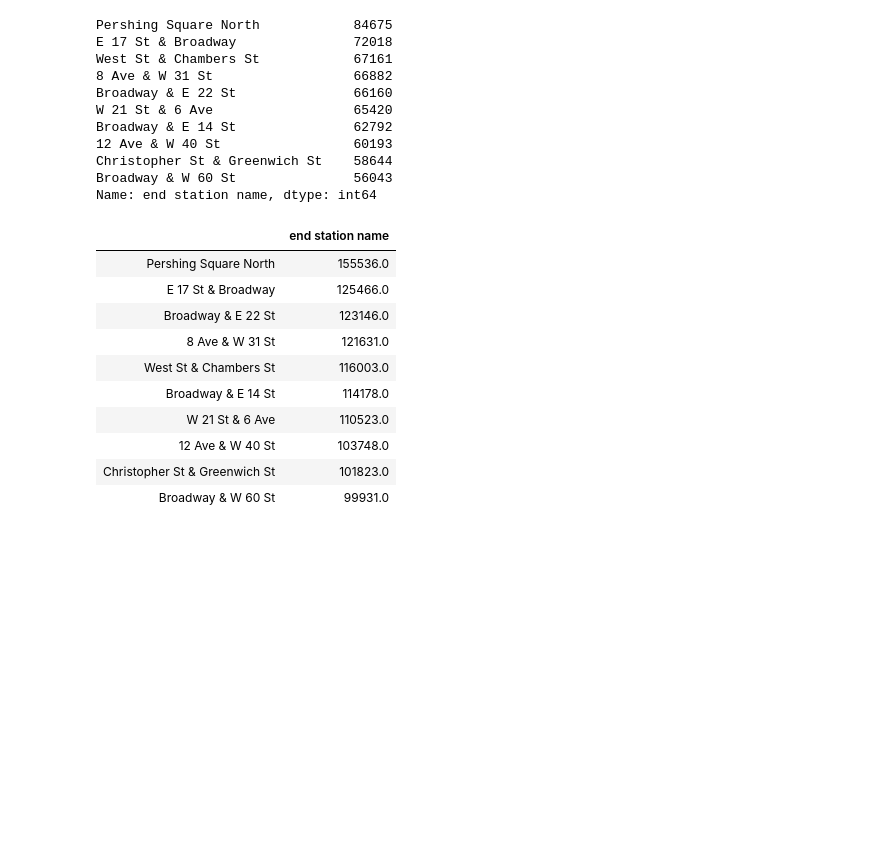
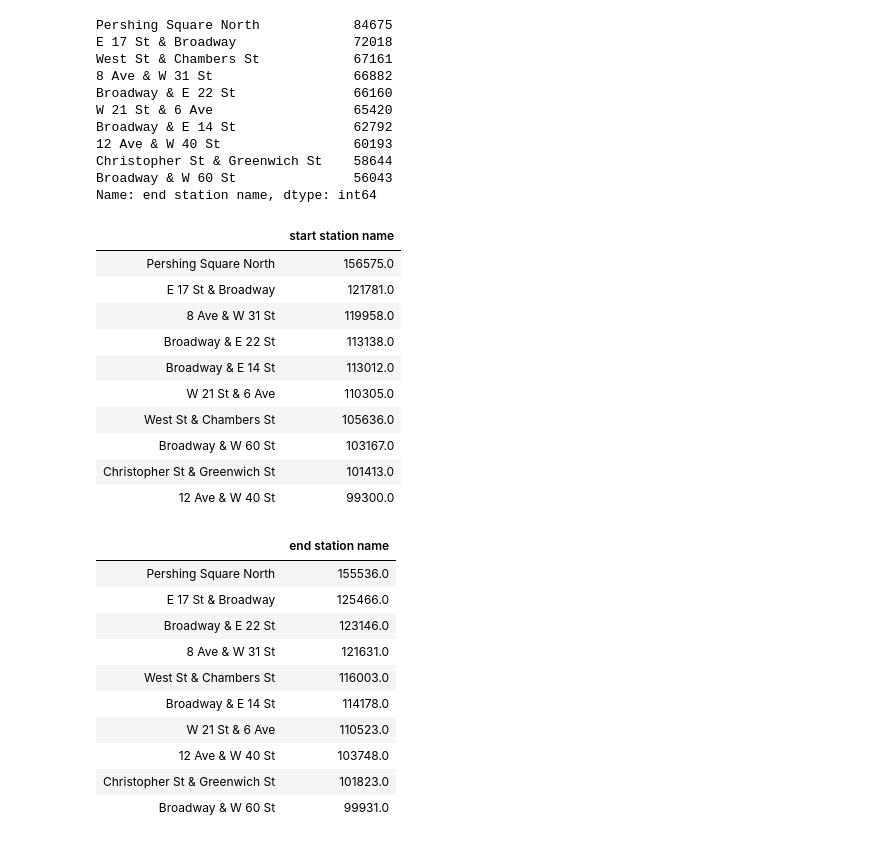
Before and after one commit to RU-Data-Science-GroupThree/NYC-CitiBike_Analysis, a Jupyter notebook: Alex V/CSV_CitiBike.ipynb, the cells around one changed output. Drawn from its saved outputs; the diff is of its cells as text; code cells hidden in the pictures; blank space fills up the shorter version.

```diff
--- a/Alex V/CSV_CitiBike.ipynb
+++ b/Alex V/CSV_CitiBike.ipynb
@@ -137,10 +137,23 @@ Name: end station name, dtype: int64
 # %%
 # Finding the most popular station where people start their trips from in 2019
 start_station_2019 = H1_station_start_df_most + H2_station_start_df_most
 start_station_2019_df = pd.DataFrame(start_station_2019)
 # test_df
 sort_start_station_2019_df = start_station_2019_df.sort_values(by = "start station name", ascending = False)
 top_10_start_station = sort_start_station_2019_df.head(10)
+top_10_start_station
+# %% [output]
+|  | start station name |
+| Pershing Square North | 156575.0 |
+| E 17 St & Broadway | 121781.0 |
+| 8 Ave & W 31 St | 119958.0 |
+| Broadway & E 22 St | 113138.0 |
+| Broadway & E 14 St | 113012.0 |
+| W 21 St & 6 Ave | 110305.0 |
+| West St & Chambers St | 105636.0 |
+| Broadway & W 60 St | 103167.0 |
+| Christopher St & Greenwich St | 101413.0 |
+| 12 Ave & W 40 St | 99300.0 |
 # %%
 end_station_2019 = H1_station_end_df_most + H2_station_end_df_most
 end_station_2019_df = pd.DataFrame(end_station_2019)
```
Also changed, not shown: parts of 10 cells of this notebook.
